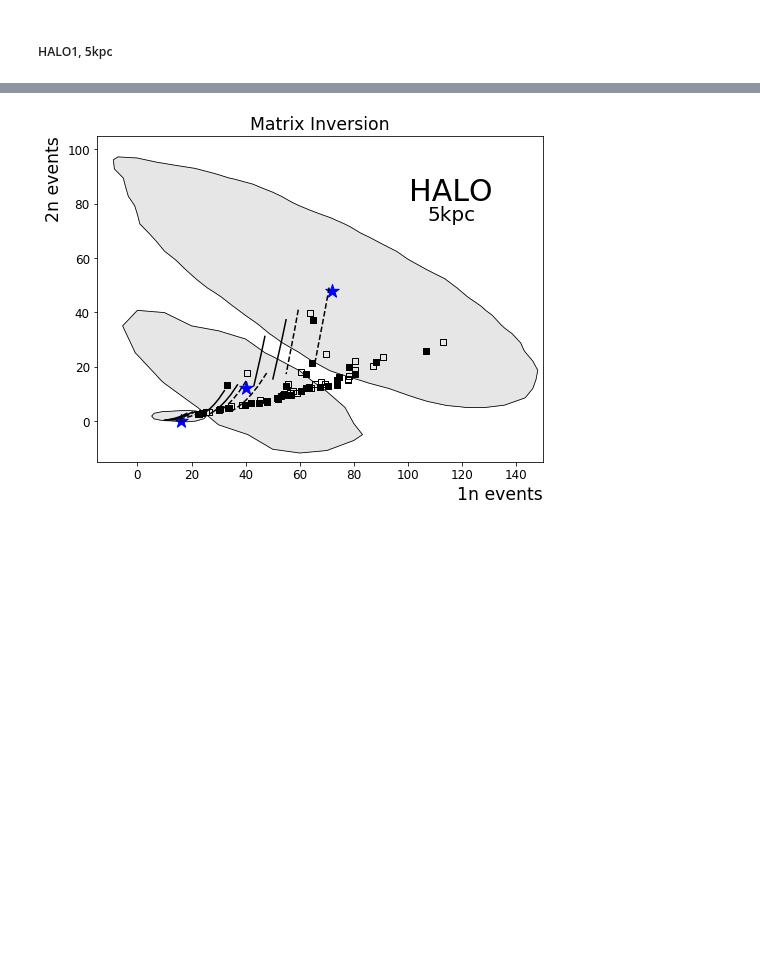
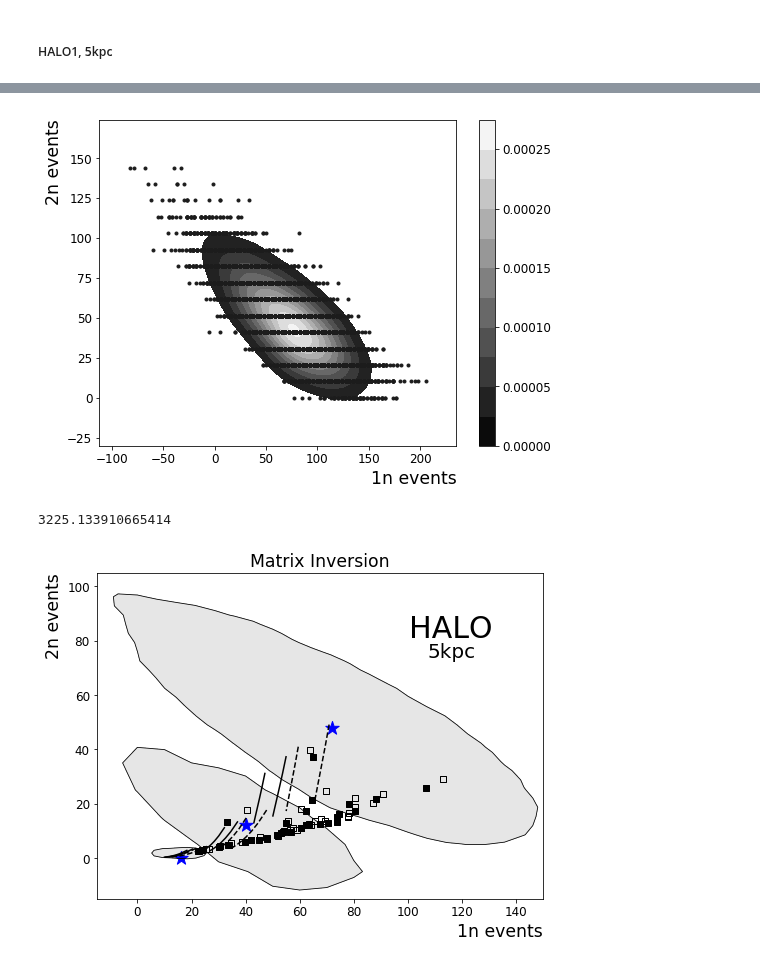
Before and after one commit to jfcrenshaw/halo, a Jupyter notebook: unfolding_plots.ipynb, the cells around one changed output, grey strips where cells are left out. Saved outputs shown, nothing was run; the diff lists cells and outputs as text; code cells hidden in the pictures; blank space fills up the shorter version.

```diff
--- a/unfolding_plots.ipynb
+++ b/unfolding_plots.ipynb
@@ -58,3 +91,18 @@ xM1_1,yM1_1,zM1_1,cutM1_1 = density_cut(h1_5kpc_72v48_1n,h1_5kpc_72v48_2n,xmin,x
+# %%
+FIG,AX = plt.subplots(1,1,figsize=(8,6))
+cs = sns.kdeplot(h1_5kpc_72v48_1n,h1_5kpc_72v48_2n,cbar=True,n_levels=10,shade=True,shade_lowest=False,cmap='gray',bw=[10,10],gridsize=200,ax=AX)
+scatter(h1_5kpc_72v48_1n,h1_5kpc_72v48_2n,AX)
+# %% [output]
+[figure, added]
+# %%
+contour = cs.collections[1]
+x=contour.get_paths()[0].vertices[:,0]
+y=contour.get_paths()[0].vertices[:,1]
+area=0.5*np.sum(y[:-1]*np.diff(x) - x[:-1]*np.diff(y))
+area=np.abs(area)
+print(area)
+# %% [output]
+3225.133910665414
 # %%
 # HALO 1, 5kpc, 40vs12
 xmin = -50; xmax = 125; ymin = -15; ymax = 80
```
Also changed, not shown: parts of 10 cells of this notebook, 14 other files.
